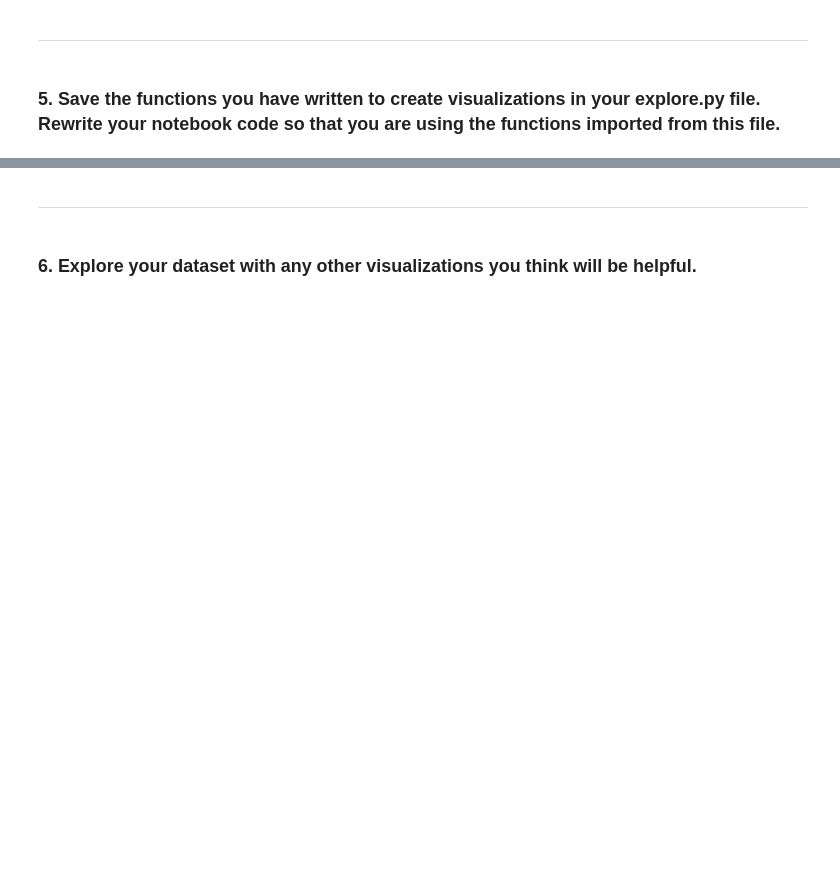
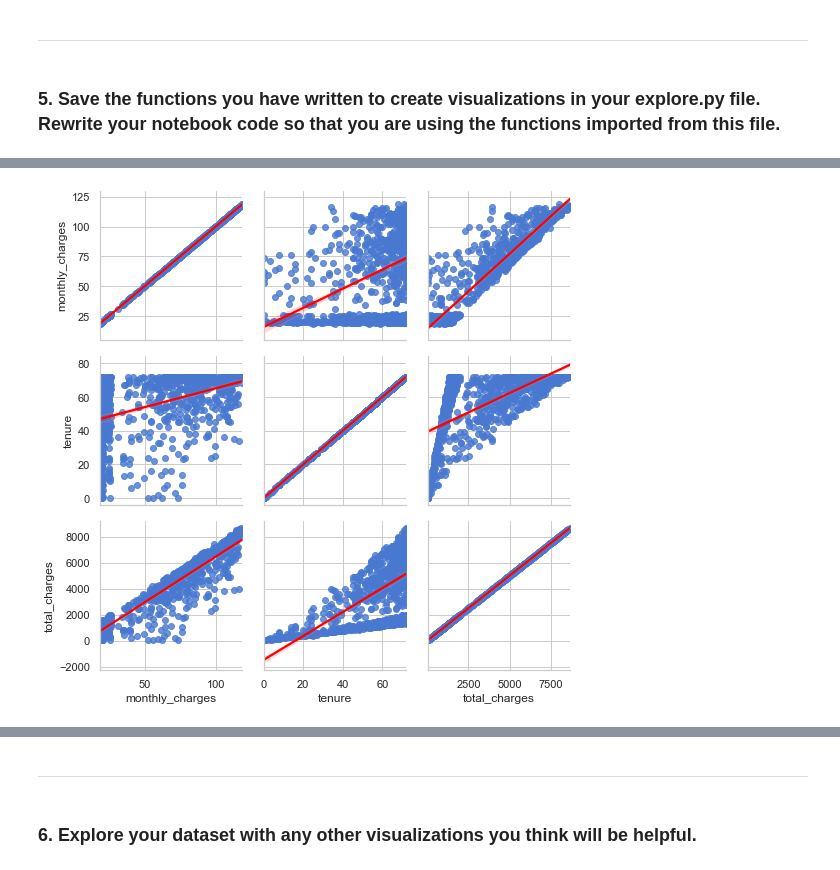
Before and after one commit to natasharivers/regression-exercises, a Jupyter notebook: explore.ipynb, the cells around one changed output, grey strips where cells are left out. Cells and saved outputs as stored; diff of their text form; code cells hidden in the pictures; blank space fills up the shorter version.

```diff
--- a/explore.ipynb
+++ b/explore.ipynb
@@ -166,0 +157,4 @@ plot_variable_pairs(train)
+# %%
+explore.plot_variable_pairs(train, 'tenure_years')
+# %% [output]
+[figure, added]
```
Also changed, not shown: parts of 21 cells of this notebook.
